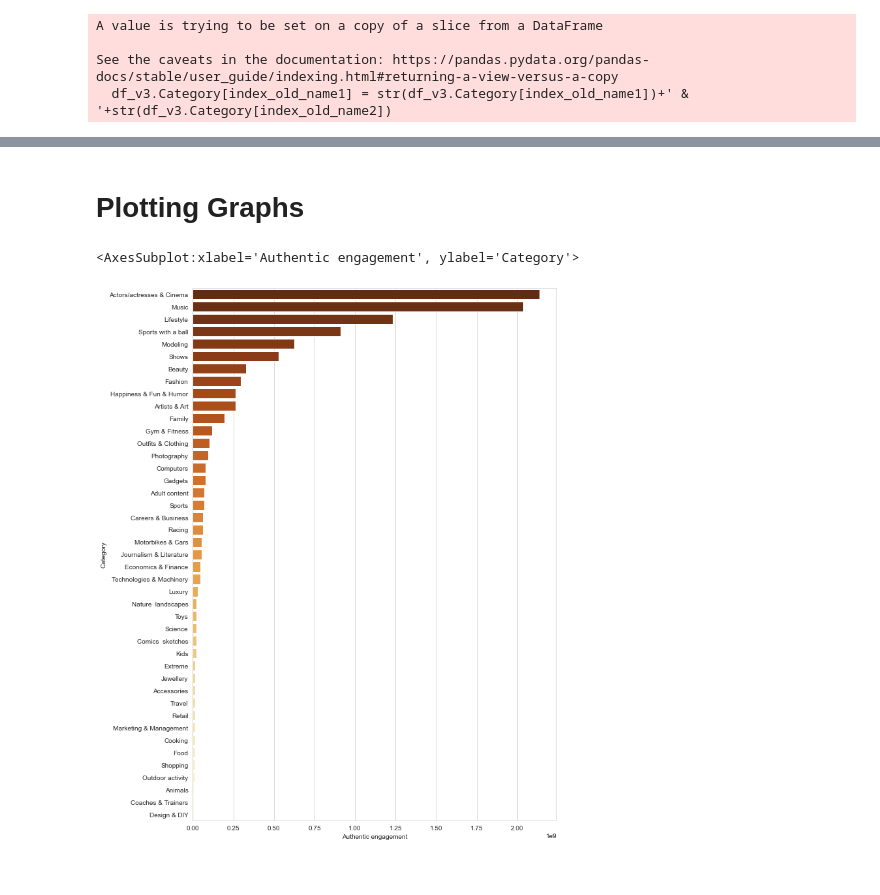
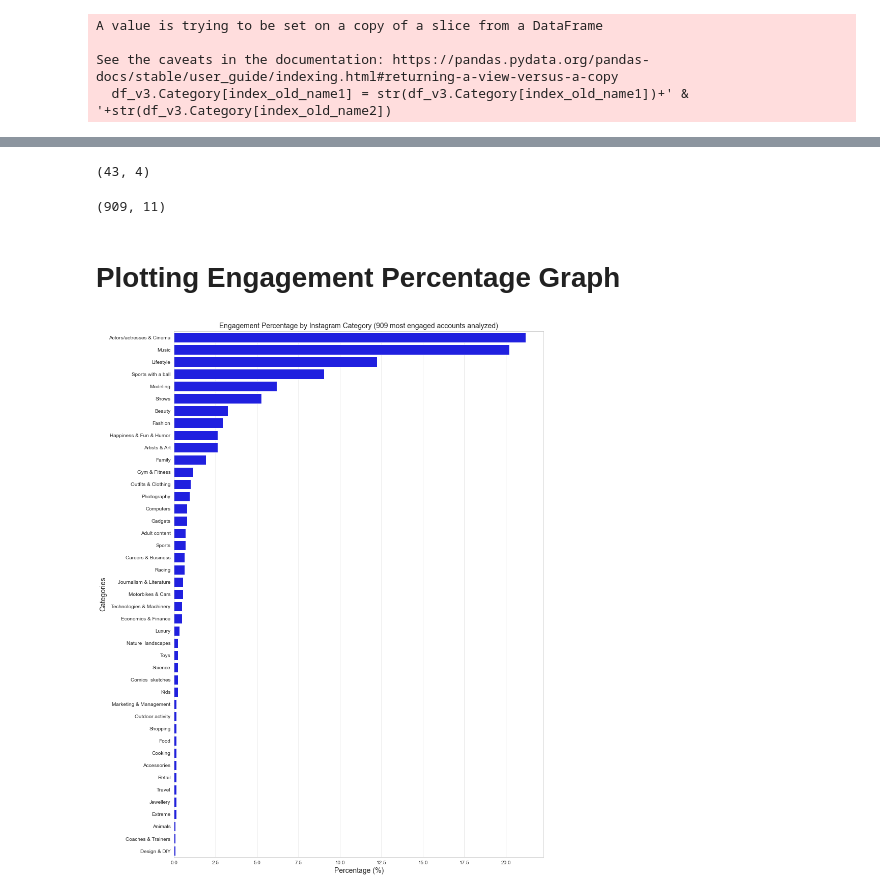
Before and after one commit to MatheusR0drigues/InstagramEngagement-DataAnalysis, a Jupyter notebook: instagram_engagement.ipynb, the cells around one changed output, grey strips where cells are left out. Drawn from its saved outputs; the diff is of its cells as text; code cells hidden in the pictures.

```diff
--- a/instagram_engagement.ipynb
+++ b/instagram_engagement.ipynb
@@ -275,5 +263,18 @@ See the caveats in the documentation: https://pandas.pydata.org/pandas-docs/stab
+# %%
+df_v4 = df_v3.copy()
+df_v4['Engagement percentagem'] = (df_v3['Authentic engagement'] /
+                                   df_v3['Authentic engagement'].sum()) * 100
+df_v4.sort_values('Engagement percentagem', inplace = True, ascending = False)
+df_v4.reset_index(level=0, inplace = True, drop = True)
+df_v4.shape
+# %% [output]
+(43, 4)
+# %%
+df.shape
+# %% [output]
+(909, 11)
 # %% [markdown]
-# Plotting Graphs
+# Plotting Engagement Percentage Graph
 # %%
 import seaborn as sns
 from matplotlib import pyplot as plt
@@ -287,9 +288,13 @@ def colors_from_values(values, palette_name):
     palette = sns.color_palette(palette_name, len(values))
     return np.array(palette).take(indices, axis=0)
 # %%
-plt.figure(figsize = (10,15))
-y = np.arange(len(df_v3))
-sns.barplot(x = 'Authentic engagement', y = 'Category', data = df_v3, palette = colors_from_values(y,'YlOrBr_r'))
+sns.set_style('whitegrid')
+plt.figure(figsize = (13,19))
+y = np.arange(len(df_v4))
+ax = sns.barplot(x = 'Engagement percentagem', y = 'Category', data = df_v4, color = 'blue')
+ax.set_title('Engagement Percentage by Instagram Category (909 most engaged accounts analyzed)', fontsize = 14)
+ax.set_xlabel('Percentage (%)', fontsize = 14)
+ax.set_ylabel('Categories', fontsize = 14)
+ax = ax
 # %% [output]
-<AxesSubplot:xlabel='Authentic engagement', ylabel='Category'>
-[figure, old version]
+[figure, new version]
```
Also changed, not shown: parts of 7 cells of this notebook.
